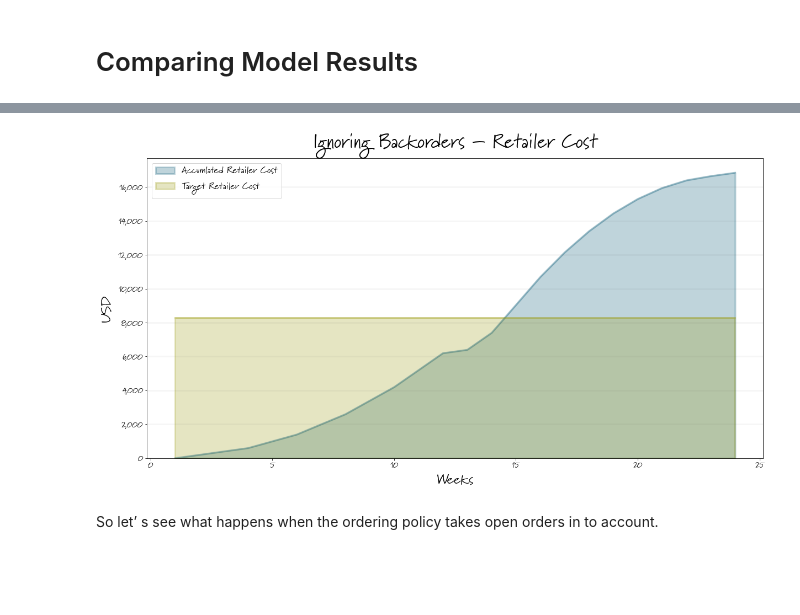
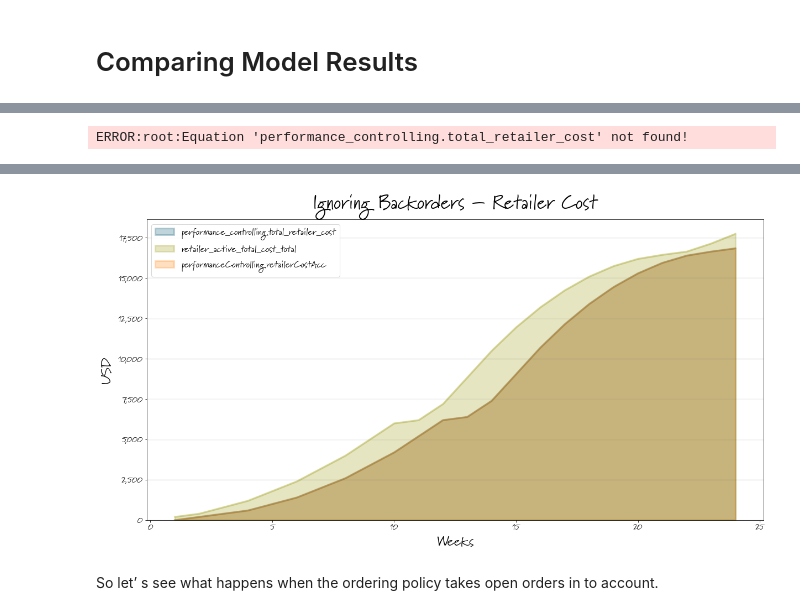
Before and after one commit to transentis/beergame, a Jupyter notebook: comparing_model_results.ipynb, the cells around one changed output, grey strips where cells are left out. Drawn from its saved outputs; the diff is of its cells as text; code cells hidden in the pictures; blank space fills up the shorter version.

```diff
--- a/comparing_model_results.ipynb
+++ b/comparing_model_results.ipynb
@@ -87,15 +89,16 @@ bptk.plot_scenarios(
 # %%
 bptk.plot_scenarios(
-    scenario_managers=["smBeergameSD"],
+    scenario_managers=["smBeergameSD","sd_dsl_beergame","smSmartBeergame"],
     kind="area",
-    scenarios=["ignoreBackorders"],
+    scenarios=["ignoreBackorders","ignore_backorders","ignore_backorder"],
     title="Ignoring Backorders – Retailer Cost",
     x_label="Weeks",
     y_label="USD",
-    equations=["performanceControlling.retailerCostAcc","policySettings.targetRetailerCost"],
-    series_names={
-        "smBeergameSD_ignoreBackorders_performanceControlling.retailerCostAcc" : "Accumlated Retailer Cost",
-        "smBeergameSD_ignoreBackorders_policySettings.targetRetailerCost": "Target Retailer Cost"
-    }
+    equations=["performanceControlling.retailerCostAcc","performance_controlling.total_retailer_cost"],
+    agents=["retailer"],
+     agent_states=["active"],
+    agent_properties=["total_cost"],
+    agent_property_types=["total"]
 )
 # %% [output]
+ERROR:root:Equation 'performance_controlling.total_retailer_cost' not found!
@@ -102,4 +107,4 @@ bptk.plot_scenarios(
-[figure, old version]
+[figure, new version]
 # %% [markdown]
 So let’ s see what happens when the ordering policy takes open orders in to account.
 # %%
```
Also changed, not shown: parts of 6 cells of this notebook, 6 other files.
